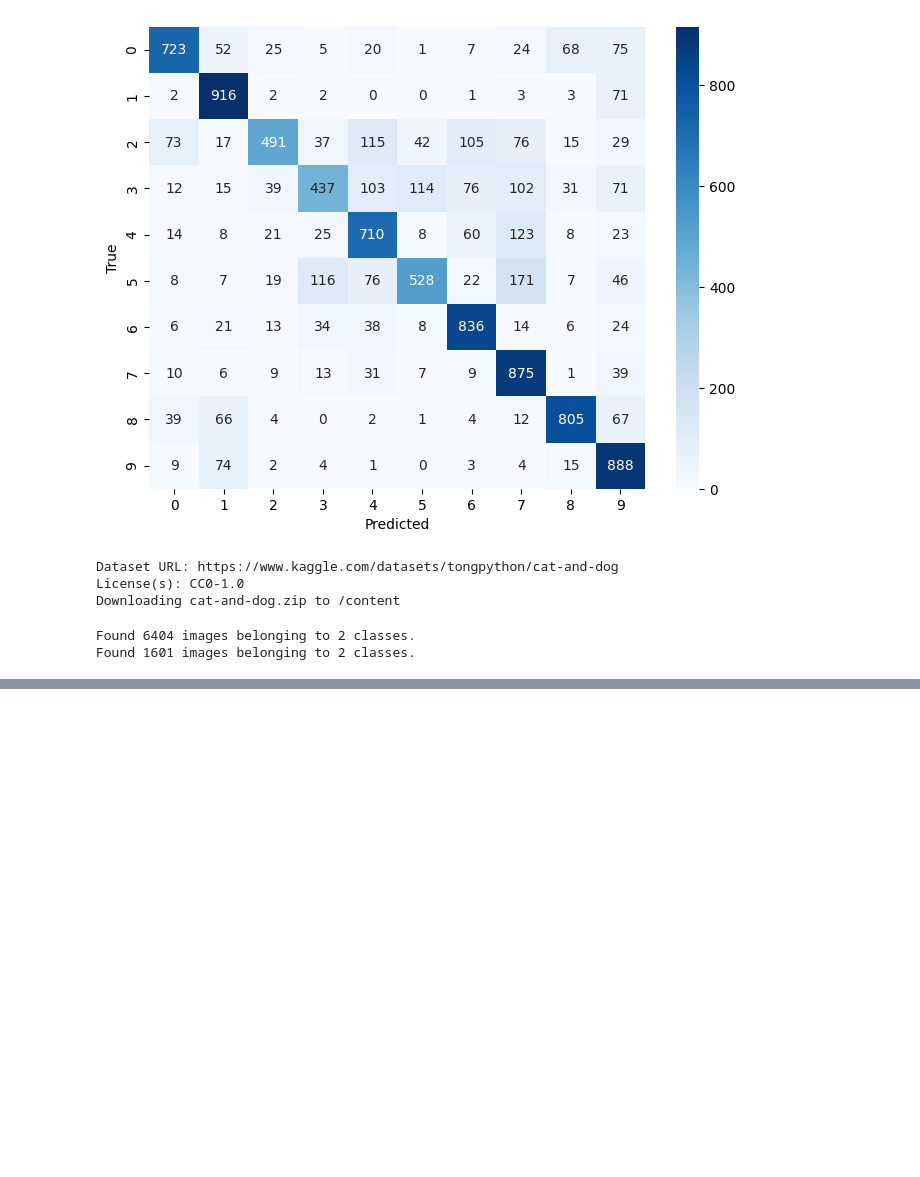
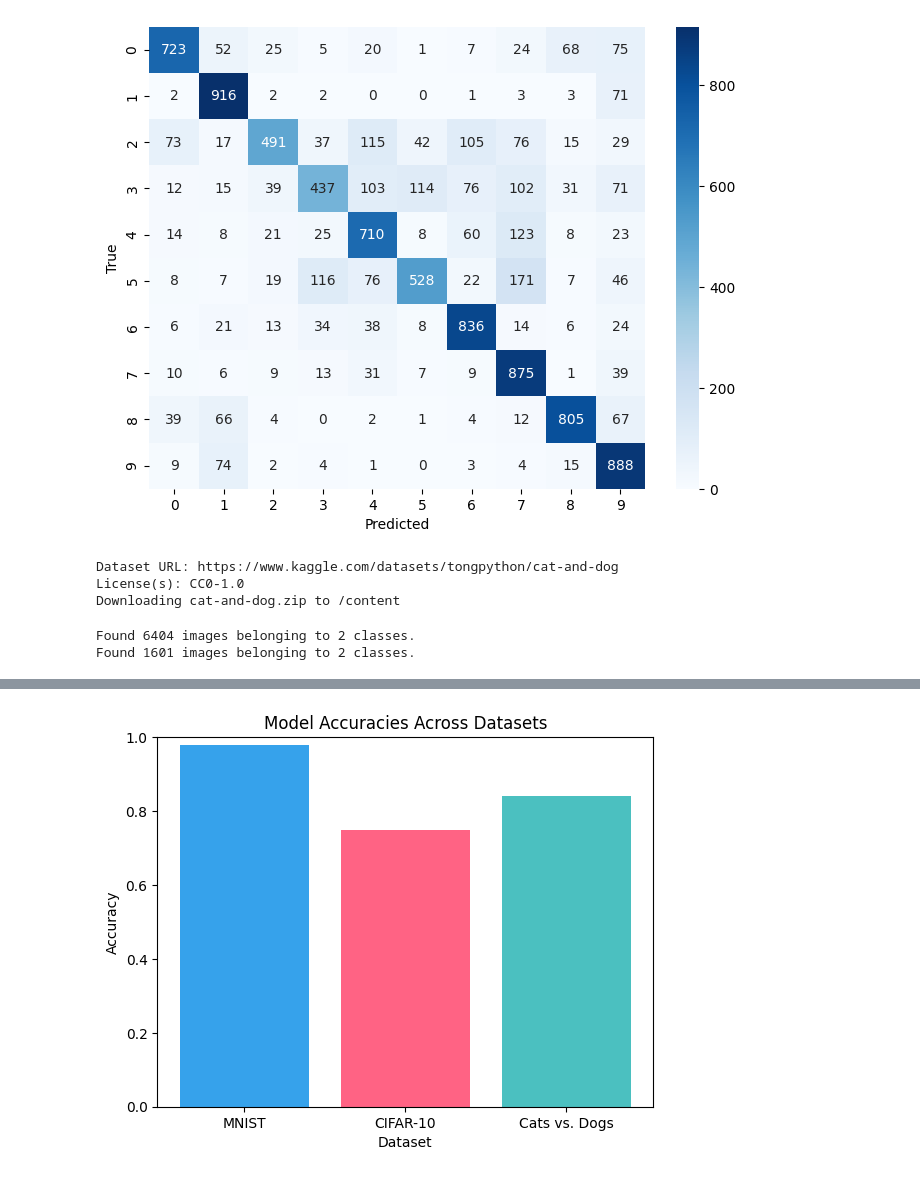
Before and after one commit to suhanee19/ImageRecognition-CatOrDog-, a Jupyter notebook: imageRecognition.ipynb, the cells around one changed output, grey strips where cells are left out. Cells and saved outputs as stored; diff of their text form; code cells hidden in the pictures; blank space fills up the shorter version.

```diff
--- a/imageRecognition.ipynb
+++ b/imageRecognition.ipynb
@@ -331,0 +372,12 @@ import
+# %%
+import matplotlib.pyplot as plt
+datasets = ['MNIST', 'CIFAR-10', 'Cats vs. Dogs']
+accuracies = [0.98, 0.75, 0.84]
+plt.bar(datasets, accuracies, color=['#36A2EB', '#FF6384', '#4BC0C0'])
+plt.title('Model Accuracies Across Datasets')
+plt.xlabel('Dataset')
+plt.ylabel('Accuracy')
+plt.ylim(0,1)
+plt.show()
+# %% [output]
+[figure, added]
```
Also changed, not shown: parts of 12 cells of this notebook.
